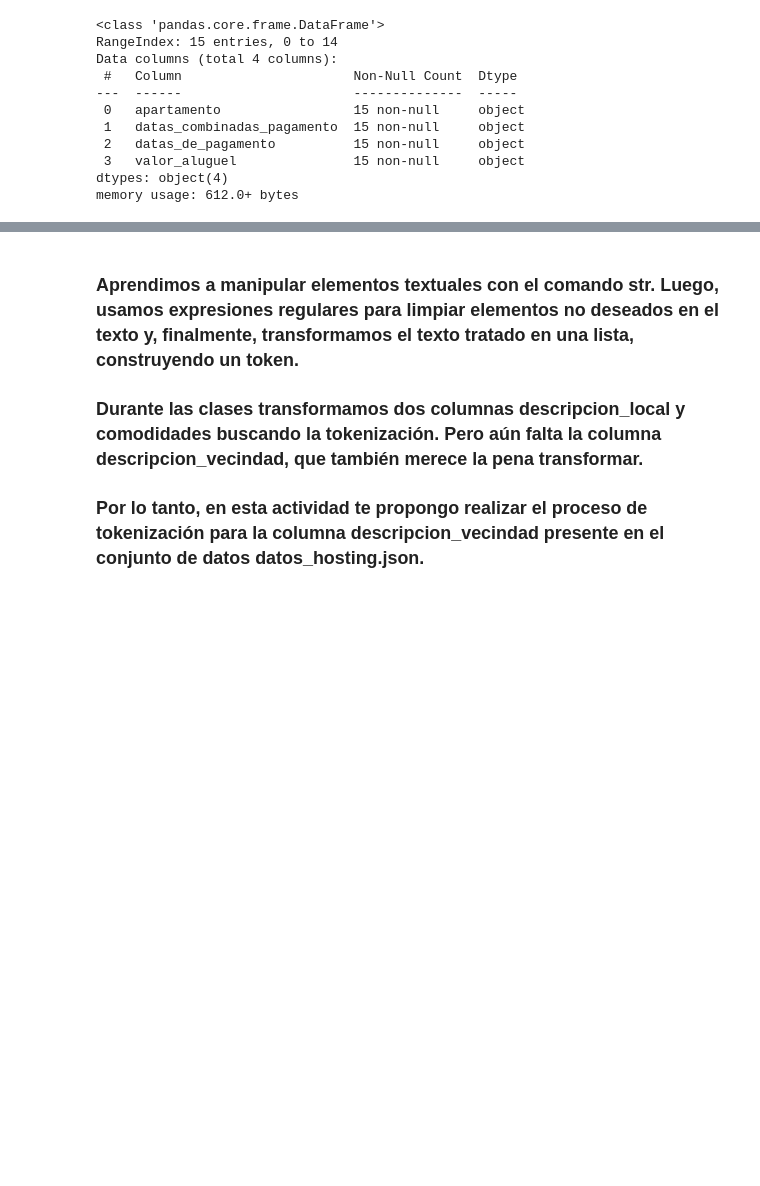
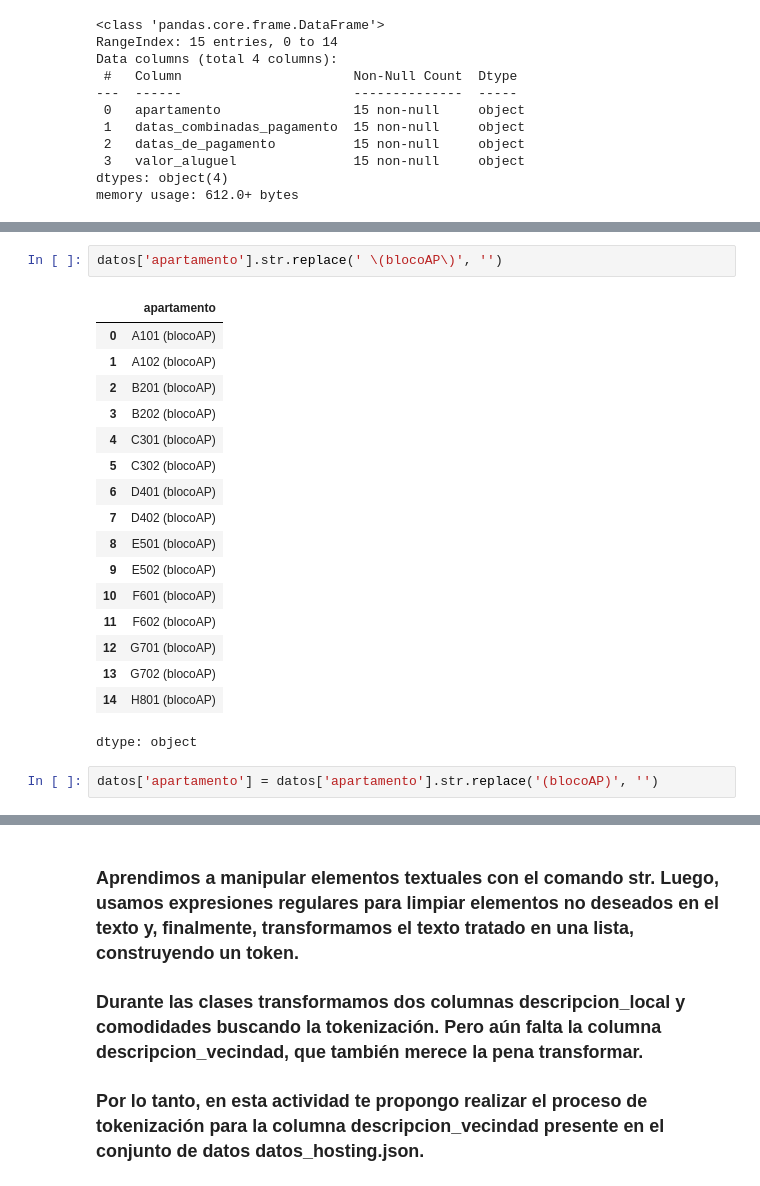
Before and after one commit to Zuzed22/Pandas-conociendo-la-biblioteca, a Jupyter notebook: Desafío_trabajando_en_otros_contextos.ipynb, the cells around one changed output, grey strips where cells are left out. Saved outputs shown, nothing was run; the diff lists cells and outputs as text; blank space fills up the shorter version.

```diff
--- a/Desafío_trabajando_en_otros_contextos.ipynb
+++ b/Desafío_trabajando_en_otros_contextos.ipynb
@@ -284,0 +343,22 @@ memory usage: 612.0+ bytes
+# %%
+datos['apartamento'].str.replace(' \(blocoAP\)', '')
+# %% [output]
+|  | apartamento |
+| 0 | A101 (blocoAP) |
+| 1 | A102 (blocoAP) |
+| 2 | B201 (blocoAP) |
+| 3 | B202 (blocoAP) |
+| 4 | C301 (blocoAP) |
+| 5 | C302 (blocoAP) |
+| 6 | D401 (blocoAP) |
+| 7 | D402 (blocoAP) |
+| 8 | E501 (blocoAP) |
+| 9 | E502 (blocoAP) |
+| 10 | F601 (blocoAP) |
+| 11 | F602 (blocoAP) |
+| 12 | G701 (blocoAP) |
+| 13 | G702 (blocoAP) |
+| 14 | H801 (blocoAP) |
+dtype: object
+# %%
+datos['apartamento'] = datos['apartamento'].str.replace('(blocoAP)', '')
```
Also changed, not shown: parts of 9 cells of this notebook.
